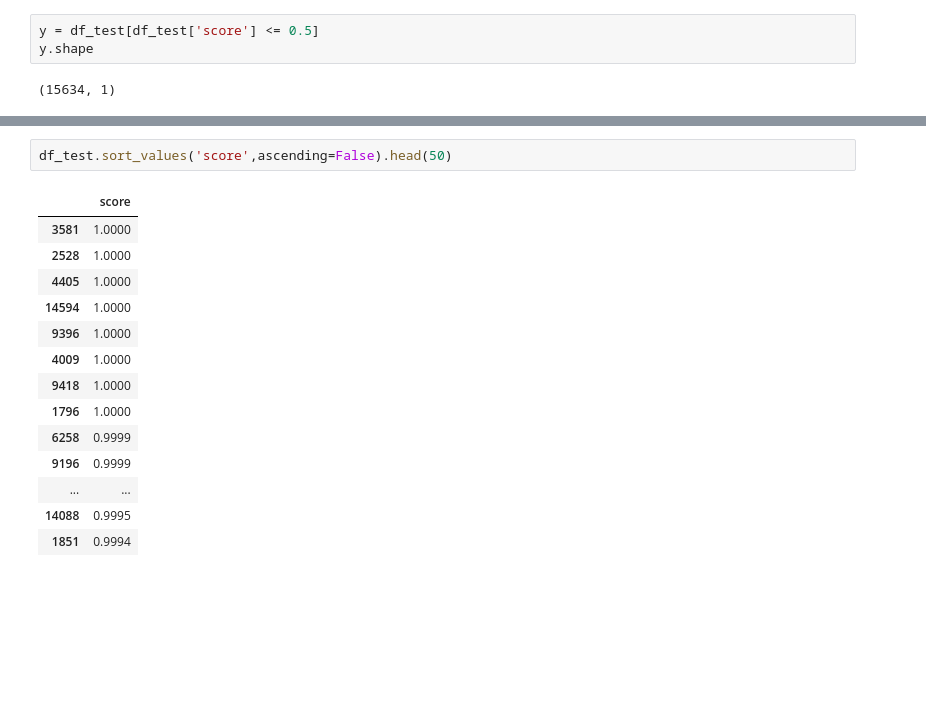
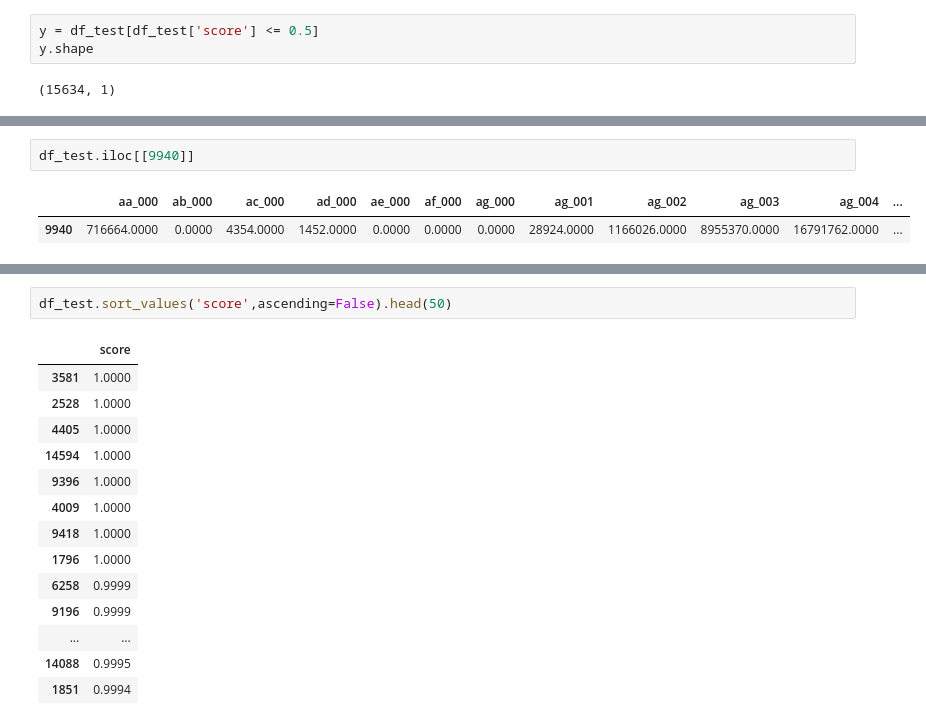
Before and after one commit to malheiros7j/truck_system_classifier, a Jupyter notebook: notebooks/deploy_case.ipynb, the cells around one changed output, grey strips where cells are left out. Saved outputs shown, nothing was run; the diff lists cells and outputs as text; blank space fills up the shorter version.

```diff
--- a/notebooks/deploy_case.ipynb
+++ b/notebooks/deploy_case.ipynb
@@ -727,0 +737,5 @@ y.shape
+# %%
+df_test.iloc[[9940]]
+# %% [output]
+|  | aa_000 | ab_000 | ac_000 | ad_000 | ae_000 | af_000 | ag_000 | ag_001 | ag_002 | ag_003 | ag_004 | ... |
+| 9940 | 716664.0000 | 0.0000 | 4354.0000 | 1452.0000 | 0.0000 | 0.0000 | 0.0000 | 28924.0000 | 1166026.0000 | 8955370.0000 | 16791762.0000 | ... |
```
Also changed, not shown: parts of 4 cells of this notebook, 2 other files.
